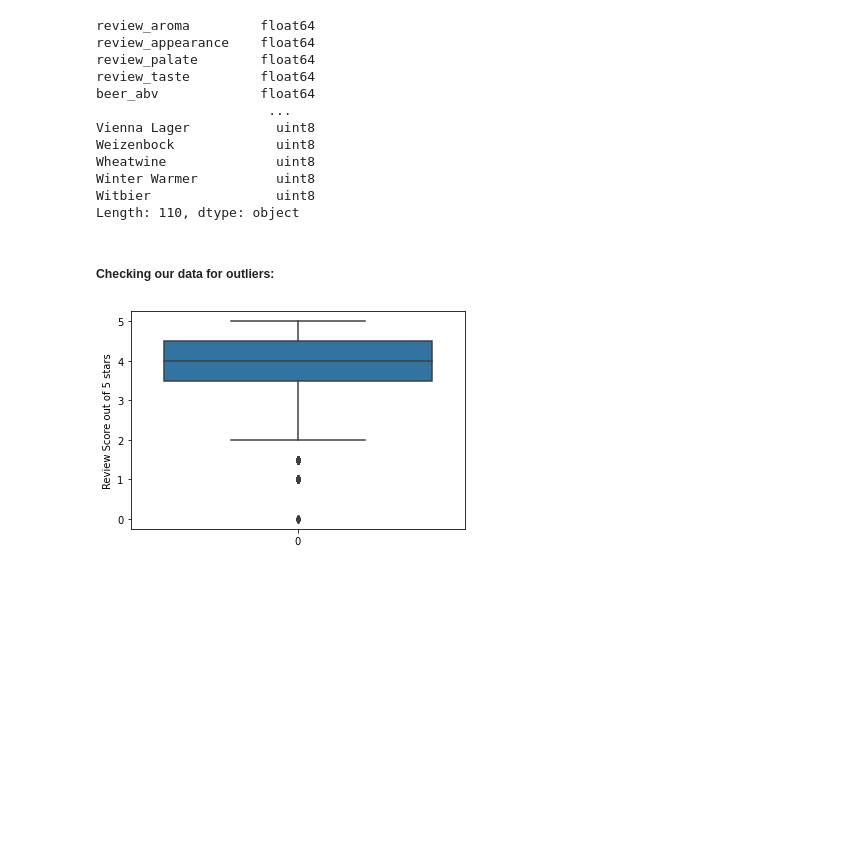
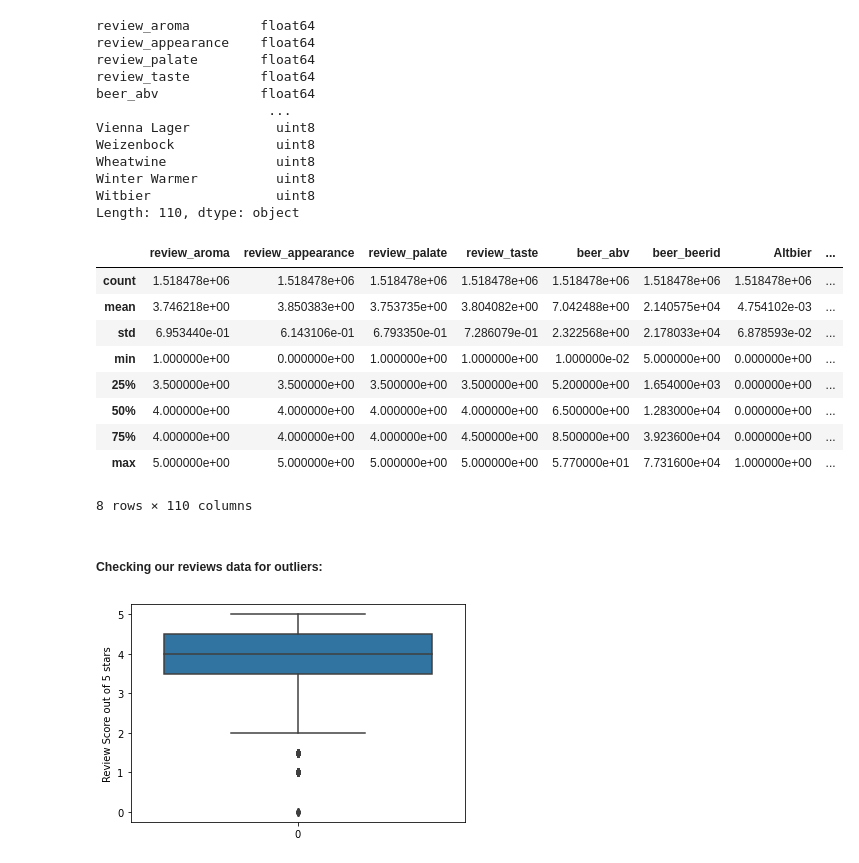
Before and after one commit to COGS118A/Group008-Wi23, a Jupyter notebook: FinalProjectGroup008-Wi23.ipynb, the cells around one changed output. Drawn from its saved outputs; the diff is of its cells as text; code cells hidden in the pictures; blank space fills up the shorter version.

```diff
--- a/FinalProjectGroup008-Wi23.ipynb
+++ b/FinalProjectGroup008-Wi23.ipynb
@@ -140,8 +162,21 @@ Wheatwine              uint8
 Winter Warmer          uint8
 Witbier                uint8
 Length: 110, dtype: object
+# %%
+X.describe()
+# %% [output]
+|  | review_aroma | review_appearance | review_palate | review_taste | beer_abv | beer_beerid | Altbier | ... |
+| count | 1.518478e+06 | 1.518478e+06 | 1.518478e+06 | 1.518478e+06 | 1.518478e+06 | 1.518478e+06 | 1.518478e+06 | ... |
+| mean | 3.746218e+00 | 3.850383e+00 | 3.753735e+00 | 3.804082e+00 | 7.042488e+00 | 2.140575e+04 | 4.754102e-03 | ... |
+| std | 6.953440e-01 | 6.143106e-01 | 6.793350e-01 | 7.286079e-01 | 2.322568e+00 | 2.178033e+04 | 6.878593e-02 | ... |
+| min | 1.000000e+00 | 0.000000e+00 | 1.000000e+00 | 1.000000e+00 | 1.000000e-02 | 5.000000e+00 | 0.000000e+00 | ... |
+| 25% | 3.500000e+00 | 3.500000e+00 | 3.500000e+00 | 3.500000e+00 | 5.200000e+00 | 1.654000e+03 | 0.000000e+00 | ... |
+| 50% | 4.000000e+00 | 4.000000e+00 | 4.000000e+00 | 4.000000e+00 | 6.500000e+00 | 1.283000e+04 | 0.000000e+00 | ... |
+| 75% | 4.000000e+00 | 4.000000e+00 | 4.000000e+00 | 4.500000e+00 | 8.500000e+00 | 3.923600e+04 | 0.000000e+00 | ... |
+| max | 5.000000e+00 | 5.000000e+00 | 5.000000e+00 | 5.000000e+00 | 5.770000e+01 | 7.731600e+04 | 1.000000e+00 | ... |
+8 rows × 110 columns
 # %% [markdown]
-##### Checking our data for outliers:
+##### Checking our reviews data for outliers:
 # %%
 sns.boxplot(data=y);
 plt.ylabel('Review Score out of 5 stars')
```
Also changed, not shown: parts of 57 cells of this notebook.
